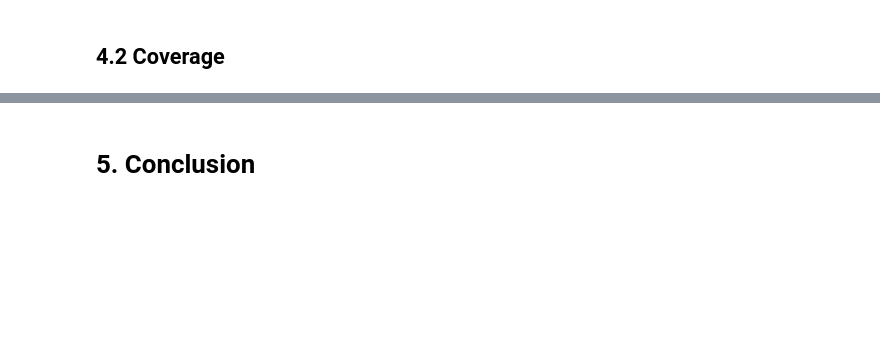
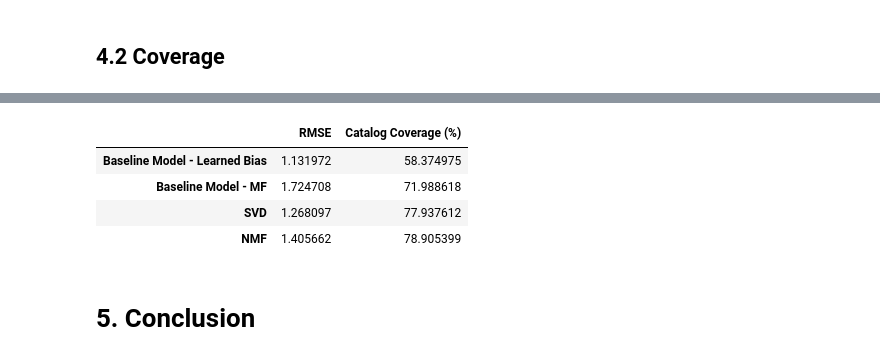
Before and after one commit to thisismeg/personalization-final-project, a Jupyter notebook: final_report.ipynb, the cells around one changed output, grey strips where cells are left out. Drawn from its saved outputs; the diff is of its cells as text; code cells hidden in the pictures; blank space fills up the shorter version.

```diff
--- a/final_report.ipynb
+++ b/final_report.ipynb
@@ -1277,2 +1216,19 @@ plt.show()
+# %%
+all_rmses = [baseline_rmses, baseline_MF_rmses, all_mf_rmses[0], all_mf_rmses[1]]
+all_rmses = [rmses[-1] for rmses in all_rmses]
+
+all_coverages = [baseline_coverages, als_catalog_coverages, all_mf_coverages[0], all_mf_coverages[1]]
+all_coverages = [all_coverages[-1] for all_coverages in all_coverages]
+
+results = pd.DataFrame({'RMSE': all_rmses, 'Catalog Coverage (%)': all_coverages},
+                       index=['Baseline Model - Learned Bias', 'Baseline Model - MF', 'SVD', 'NMF'])
+# %%
+results
+# %% [output]
+|  | RMSE | Catalog Coverage (%) |
+| Baseline Model - Learned Bias | 1.131972 | 58.374975 |
+| Baseline Model - MF | 1.724708 | 71.988618 |
+| SVD | 1.268097 | 77.937612 |
+| NMF | 1.405662 | 78.905399 |
 # %% [markdown]
 # 5. Conclusion <a class="anchor" id="5"></a>
```
Also changed, not shown: parts of 51 cells of this notebook.
